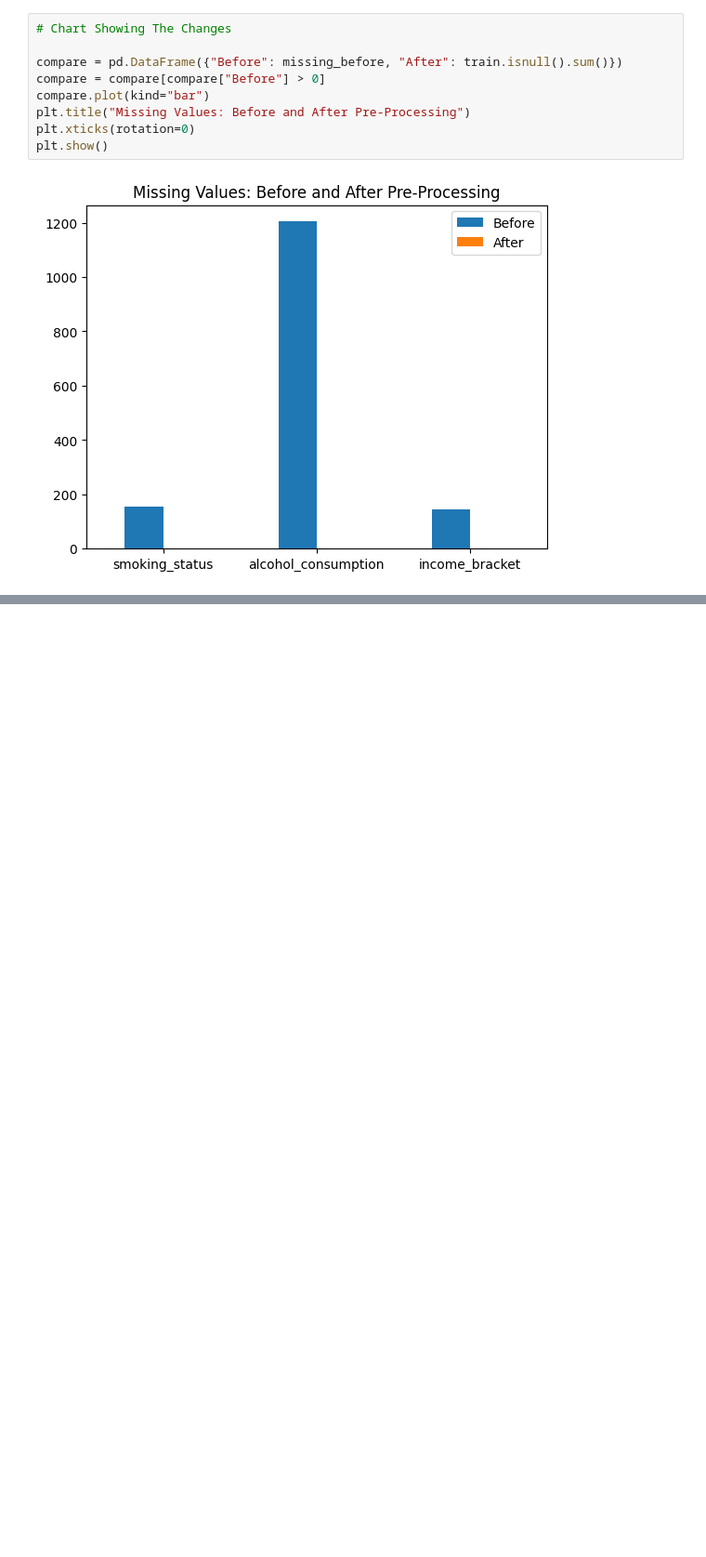
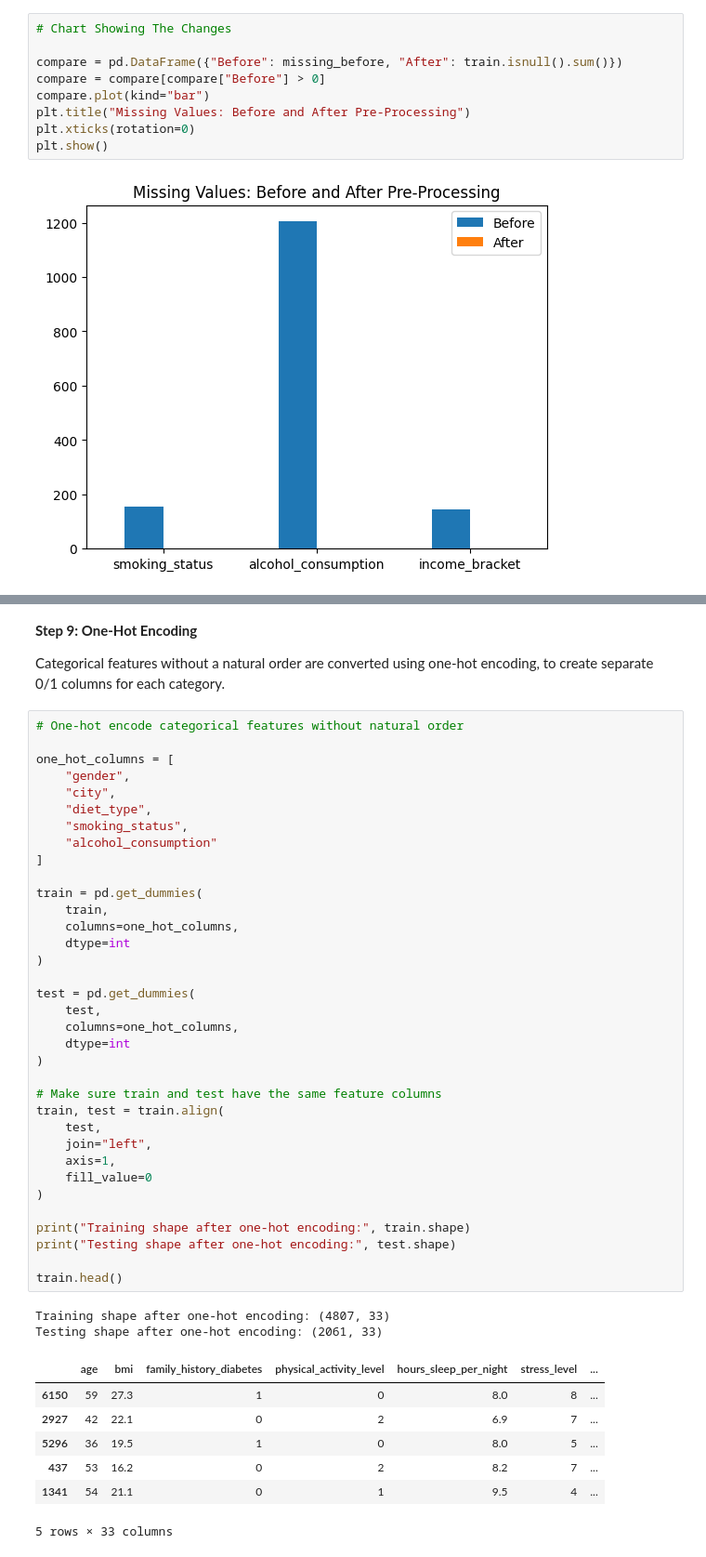
Before and after one commit to cano-elda/Midterm-Diabetes-Risk-Prediction-Group-3-ITAI-1371, a Jupyter notebook: Diabetes_Risk_Prediction.ipynb, the cells around one changed output, grey strips where cells are left out. Shown at 93% size. Drawn from its saved outputs; the diff is of its cells as text; blank space fills up the shorter version.

```diff
--- a/Diabetes_Risk_Prediction.ipynb
+++ b/Diabetes_Risk_Prediction.ipynb
@@ -177,0 +244,49 @@ plt.show()
+# %% [markdown]
+**Step 9: One-Hot Encoding**
+
+Categorical features without a natural order are converted using one-hot encoding, to create separate 0/1 columns for each category.
+# %%
+# One-hot encode categorical features without natural order
+
+one_hot_columns = [
+    "gender",
+    "city",
+    "diet_type",
+    "smoking_status",
+    "alcohol_consumption"
+]
+
+train = pd.get_dummies(
+    train,
+    columns=one_hot_columns,
+    dtype=int
+)
+
+test = pd.get_dummies(
+    test,
+    columns=one_hot_columns,
+    dtype=int
+)
+
+# Make sure train and test have the same feature columns
+train, test = train.align(
+    test,
+    join="left",
+    axis=1,
+    fill_value=0
+)
+
+print("Training shape after one-hot encoding:", train.shape)
+print("Testing shape after one-hot encoding:", test.shape)
+
+train.head()
+# %% [output]
+Training shape after one-hot encoding: (4807, 33)
+Testing shape after one-hot encoding: (2061, 33)
+|  | age | bmi | family_history_diabetes | physical_activity_level | hours_sleep_per_night | stress_level | ... |
+| 6150 | 59 | 27.3 | 1 | 0 | 8.0 | 8 | ... |
+| 2927 | 42 | 22.1 | 0 | 2 | 6.9 | 7 | ... |
+| 5296 | 36 | 19.5 | 1 | 0 | 8.0 | 5 | ... |
+| 437 | 53 | 16.2 | 0 | 2 | 8.2 | 7 | ... |
+| 1341 | 54 | 21.1 | 0 | 1 | 9.5 | 4 | ... |
+5 rows × 33 columns
```
Also changed, not shown: parts of 12 cells of this notebook.
